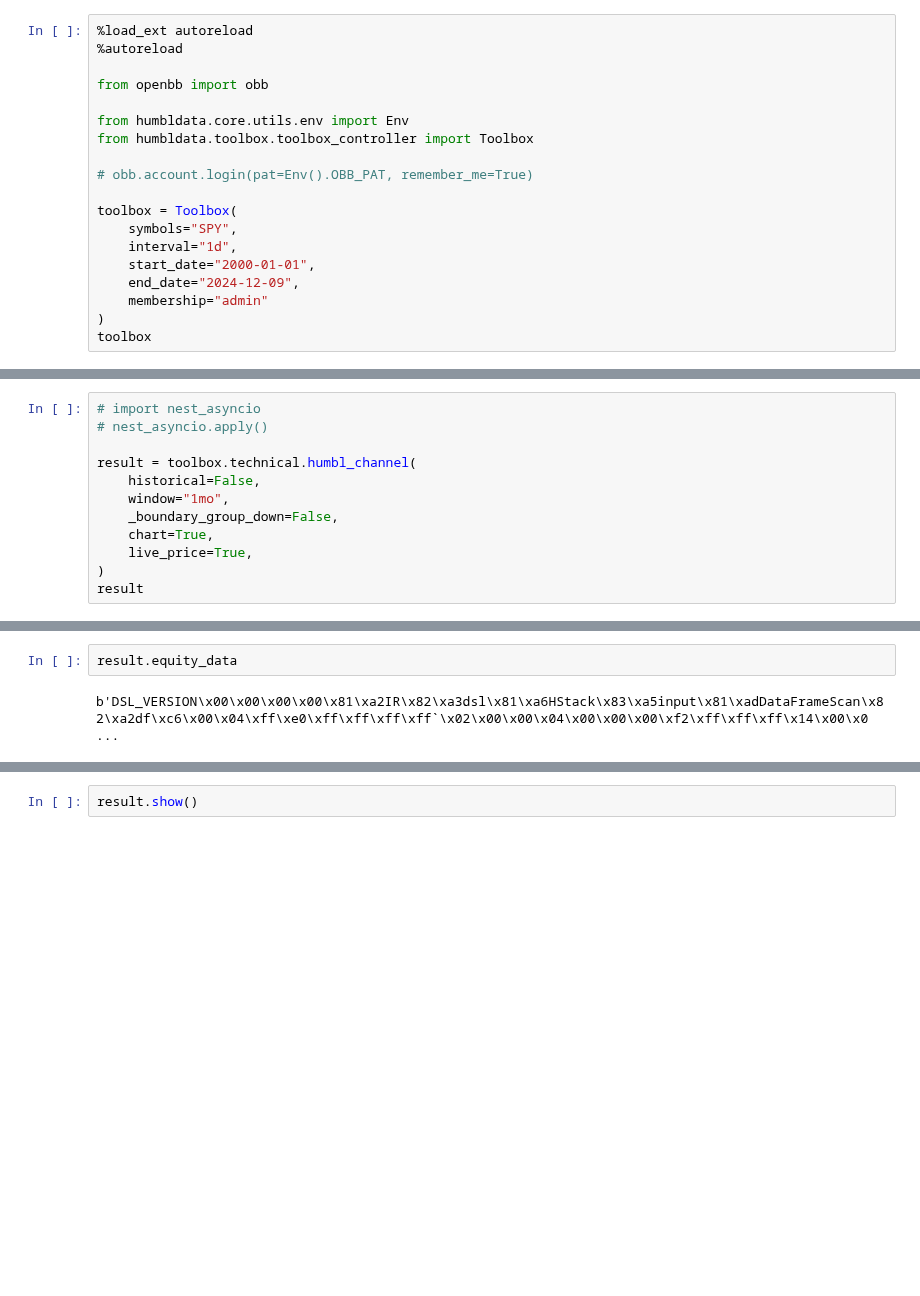
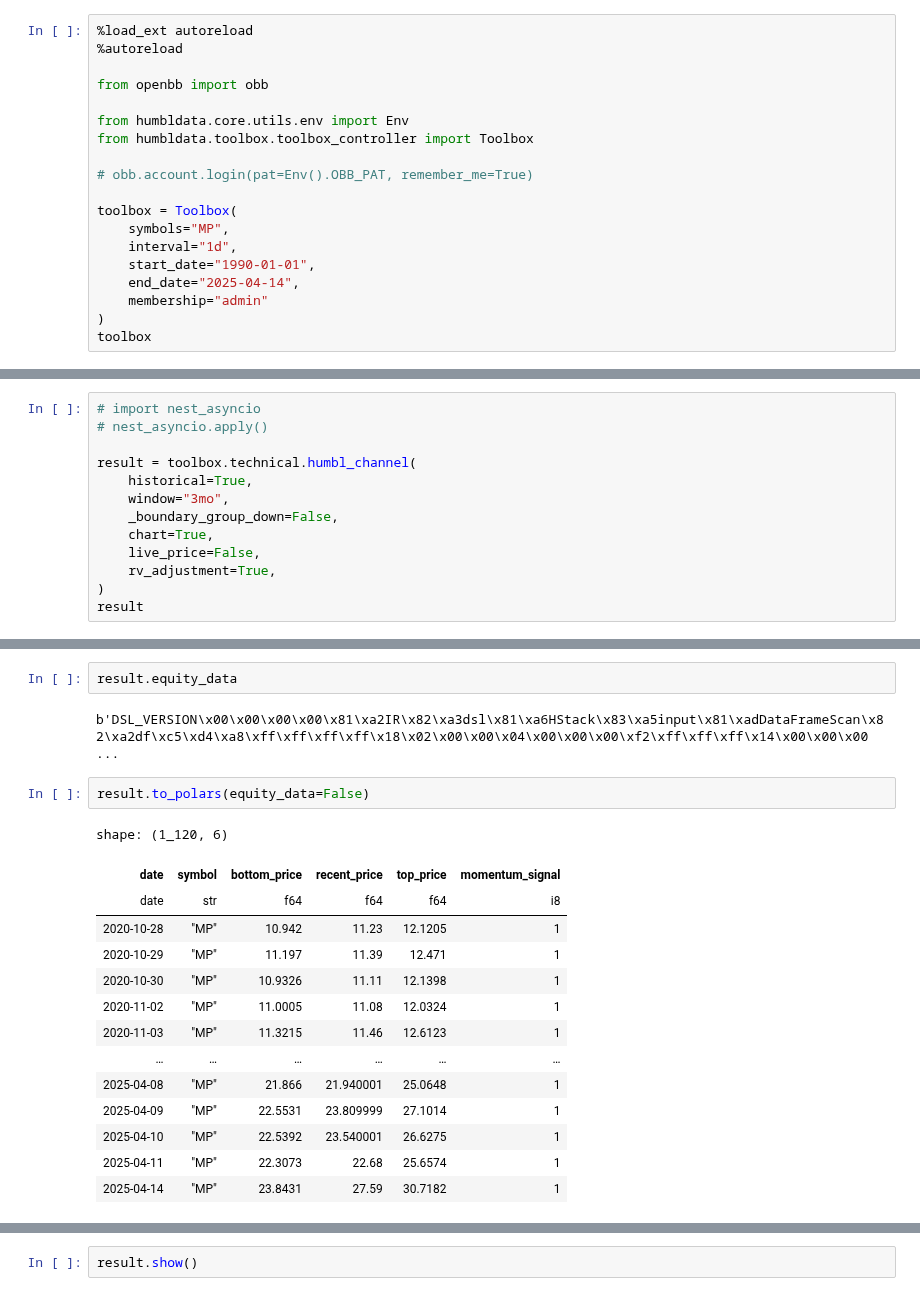
Before and after one commit to humblFINANCE/humblDATA, a Jupyter notebook: notebooks/examples/humblCHANNEL_example.ipynb, the cells around one changed output, grey strips where cells are left out. Cells and saved outputs as stored; diff of their text form; blank space fills up the shorter version.

```diff
--- a/notebooks/examples/humblCHANNEL_example.ipynb
+++ b/notebooks/examples/humblCHANNEL_example.ipynb
@@ -10,10 +10,10 @@ from humbldata.toolbox.toolbox_controller import Toolbox
 # obb.account.login(pat=Env().OBB_PAT, remember_me=True)
 
 toolbox = Toolbox(
-    symbols="SPY",
+    symbols="MP",
     interval="1d",
-    start_date="2000-01-01",
-    end_date="2024-12-09",
+    start_date="1990-01-01",
+    end_date="2025-04-14",
     membership="admin"
 )
 toolbox
@@ -26,11 +24,12 @@ Toolbox(symbols=['SPY'], interval=1d, start_date=2000-01-01, end_date=2024-12-09
 # nest_asyncio.apply()
 
 result = toolbox.technical.humbl_channel(
-    historical=False,
-    window="1mo",
+    historical=True,
+    window="3mo",
     _boundary_group_down=False,
     chart=True,
-    live_price=True,
+    live_price=False,
+    rv_adjustment=True,
 )
 result
 # %% [output]
@@ -55,7 +54,24 @@ command_params: {'window': '1mo', 'rv_adjustment': True, 'rv_method': 'std', 'rs
 # %%
 result.equity_data
 # %% [output]
-b'DSL_VERSION\x00\x00\x00\x00\x81\xa2IR\x82\xa3dsl\x81\xa6HStack\x83\xa5input\x81\xadDataFrameScan\x82\xa2df\xc6\x00\x04\xff\xe0\xff\xff\xff\xff`\x02\x00\x00\x04\x00\x00\x00\xf2\xff\xff\xff\x14\x00\x0 ...
+b'DSL_VERSION\x00\x00\x00\x00\x81\xa2IR\x82\xa3dsl\x81\xa6HStack\x83\xa5input\x81\xadDataFrameScan\x82\xa2df\xc5\xd4\xa8\xff\xff\xff\xff\x18\x02\x00\x00\x04\x00\x00\x00\xf2\xff\xff\xff\x14\x00\x00\x00 ...
+# %%
+result.to_polars(equity_data=False)
+# %% [output]
+shape: (1_120, 6)
+| date | symbol | bottom_price | recent_price | top_price | momentum_signal |
+| date | str | f64 | f64 | f64 | i8 |
+| 2020-10-28 | "MP" | 10.942 | 11.23 | 12.1205 | 1 |
+| 2020-10-29 | "MP" | 11.197 | 11.39 | 12.471 | 1 |
+| 2020-10-30 | "MP" | 10.9326 | 11.11 | 12.1398 | 1 |
+| 2020-11-02 | "MP" | 11.0005 | 11.08 | 12.0324 | 1 |
+| 2020-11-03 | "MP" | 11.3215 | 11.46 | 12.6123 | 1 |
+| … | … | … | … | … | … |
+| 2025-04-08 | "MP" | 21.866 | 21.940001 | 25.0648 | 1 |
+| 2025-04-09 | "MP" | 22.5531 | 23.809999 | 27.1014 | 1 |
+| 2025-04-10 | "MP" | 22.5392 | 23.540001 | 26.6275 | 1 |
+| 2025-04-11 | "MP" | 22.3073 | 22.68 | 25.6574 | 1 |
+| 2025-04-14 | "MP" | 23.8431 | 27.59 | 30.7182 | 1 |
 # %%
 print(result.to_json(chart=True))
 # %% [output]
```
Also changed, not shown: parts of 5 cells of this notebook, 3 other files.
